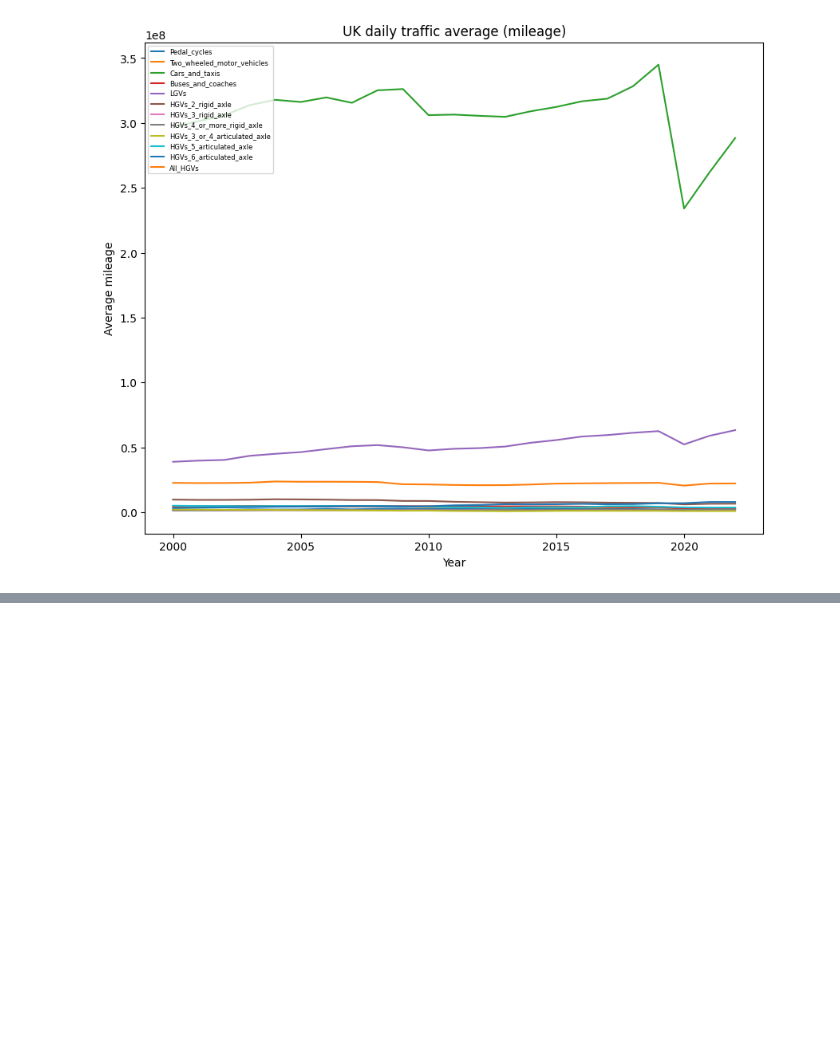
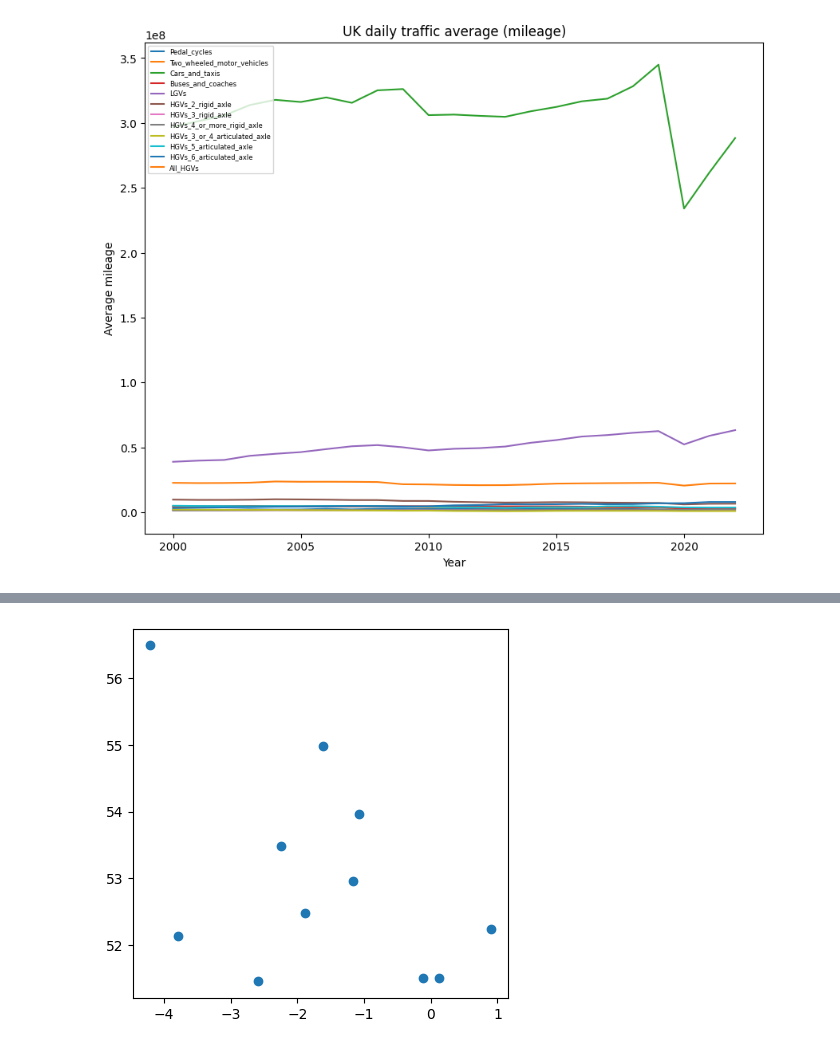
Before and after one commit to andyghpro/ev-forecast, a Jupyter notebook: test.ipynb, the cells around one changed output, grey strips where cells are left out. Cells and saved outputs as stored; diff of their text form; code cells hidden in the pictures; blank space fills up the shorter version.

Commit message:
adding spacial geopandas data to eda

```diff
--- a/test.ipynb
+++ b/test.ipynb
@@ -85,29 +206,32 @@ df_all.plot(title='All motor vehicles average daily traffic (mileage)')
 # %%
 import geopandas as gpd
-from shapely.geometry import Point
+from shapely.geometry import Point, Polygon
 
 # Look at the UK daily traffic for this year in a map view
 df_region = df[df['Year'] == 2022].groupby('Region_name')['All_motor_vehicles'].sum()
+
 
 
 # List of regions in the UK
 regions = ['London', 'North West', 'Yorkshire and the Humber', 'Wales',
            'West Midlands', 'Scotland', 'South East', 'East of England',
            'North East', 'South West', 'East Midlands']
+
 # Sample latitude and longitude coordinates (replace with actual coordinates)
 latitudes = [51.509865, 53.483959, 53.9590, 52.1307, 52.4862, 56.4907, 51.509865, 52.2405, 54.9784, 51.4545, 52.9548]
 longitudes = [-0.118092, -2.244644, -1.0815, -3.7837, -1.8904, -4.2026, 0.118092, 0.9027, -1.6174, -2.5879, -1.1581]
 
 # Create a GeoDataFrame with Point geometries
 data = {'Location': regions, 'Latitude': latitudes, 'Longitude': longitudes}
 geometry = [Point(lon, lat) for lon, lat in zip(data['Longitude'], data['Latitude'])]
-gdf_uk_regions = gpd.GeoDataFrame(data, geometry=geometry, crs='EPSG:4326')
-gdf_uk_regions.sort_values(by='Location' ,inplace=True)
 
+gdf_uk_regions = gpd.GeoDataFrame(data, geometry=geometry, crs=' EPSG:27700')
 
+# Convert Point geometries to Polygons (convex hull)
+gdf_uk_regions['geometry'] = gdf_uk_regions.convex_hull
 
-# Merging the traffic count with the geopandas data
-gdf_uk_regions['traffic_2022'] = df_region.sort_index().values
-gdf_uk_regions.reset_index(drop=True, inplace=True)
-# Display the GeoDataFrame
-# print(gdf_uk_regions)
+# Plot the GeoDataFrame
+gdf_uk_regions.plot()
+plt.show()
+# %% [output]
+[figure, added]
```
Also changed, not shown: parts of 11 cells of this notebook.
